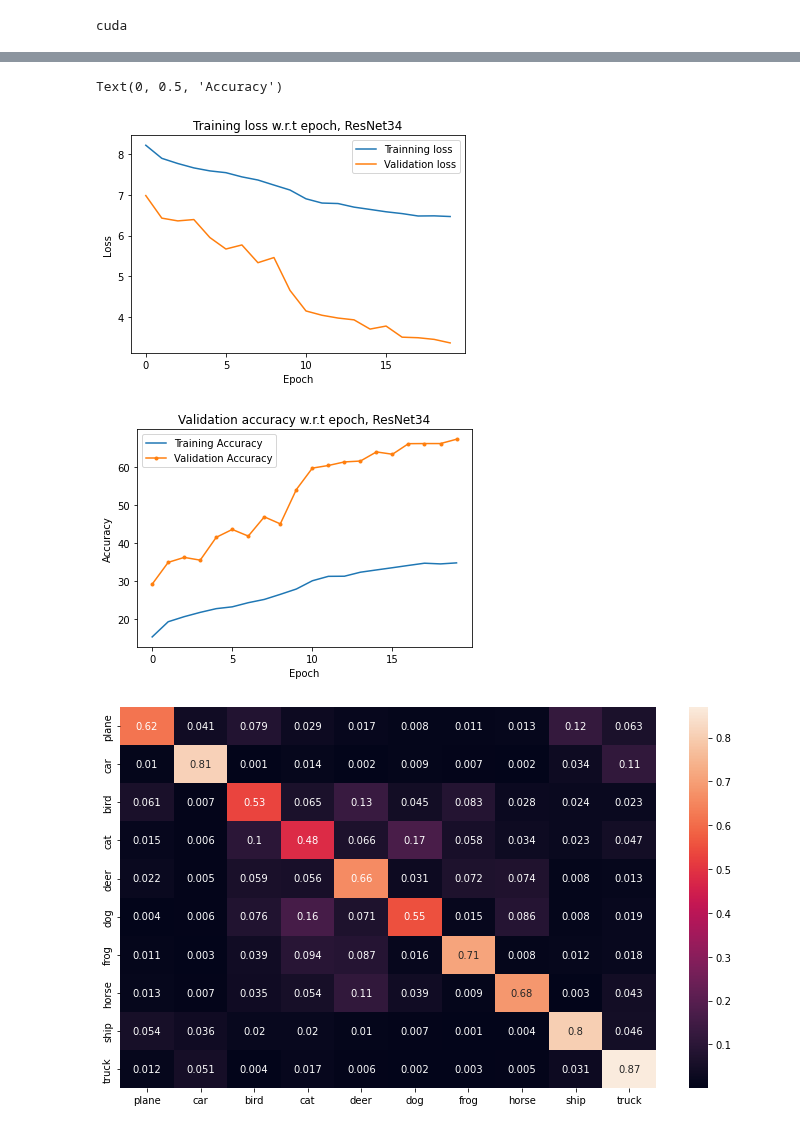
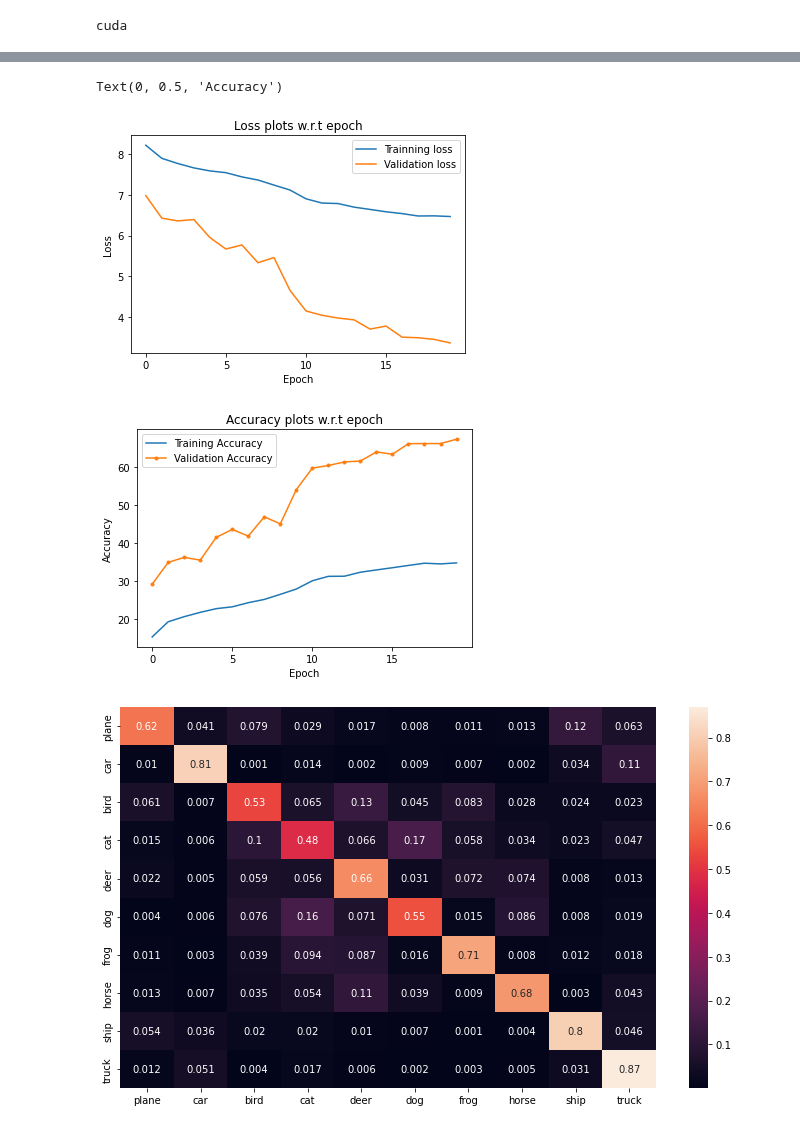
Before and after one commit to PunnawatSiri/gcp_Deep-learning, a Jupyter notebook: Resnet-34_50sl.ipynb, the cells around one changed output, grey strips where cells are left out. Cells and saved outputs as stored; diff of their text form; code cells hidden in the pictures.

Commit message:
Changed TItle

```diff
--- a/Resnet-34_50sl.ipynb
+++ b/Resnet-34_50sl.ipynb
@@ -303,25 +303,25 @@ Got 6719 / 10000 with Validation accuracy 67.19
 # %%
 xi = list(range(epoches))
 plt.xticks(range(0,epoches,5))
 plt.figure(1)
 plt.plot(xi,loss_store_train,label = 'Trainning loss')
 plt.plot(xi,loss_store_val, label = 'Validation loss')
 plt.legend()
 plt.xlabel('Epoch')
 plt.ylabel('Loss')
-plt.title('Training loss w.r.t epoch, ResNet34')
+plt.title('Loss plots w.r.t epoch')
 plt.figure(2)
 plt.xticks(range(0,epoches,5))
 plt.plot(xi,train_acc_store, label = 'Training Accuracy')
 plt.plot(xi,val_acc_store,marker='.', label = 'Validation Accuracy')
 plt.legend()
-plt.title('Validation accuracy w.r.t epoch, ResNet34')
+plt.title('Accuracy plots w.r.t epoch')
 plt.xlabel('Epoch')
 plt.ylabel('Accuracy')
 # %% [output]
 Text(0, 0.5, 'Accuracy')
-[figure, old version]
+[figure, new version]
-[figure, old version]
+[figure, new version]
 # %%
 filename = 'Resnet-34_50sl'
 PATH = './' + filename + '.pth'
```
